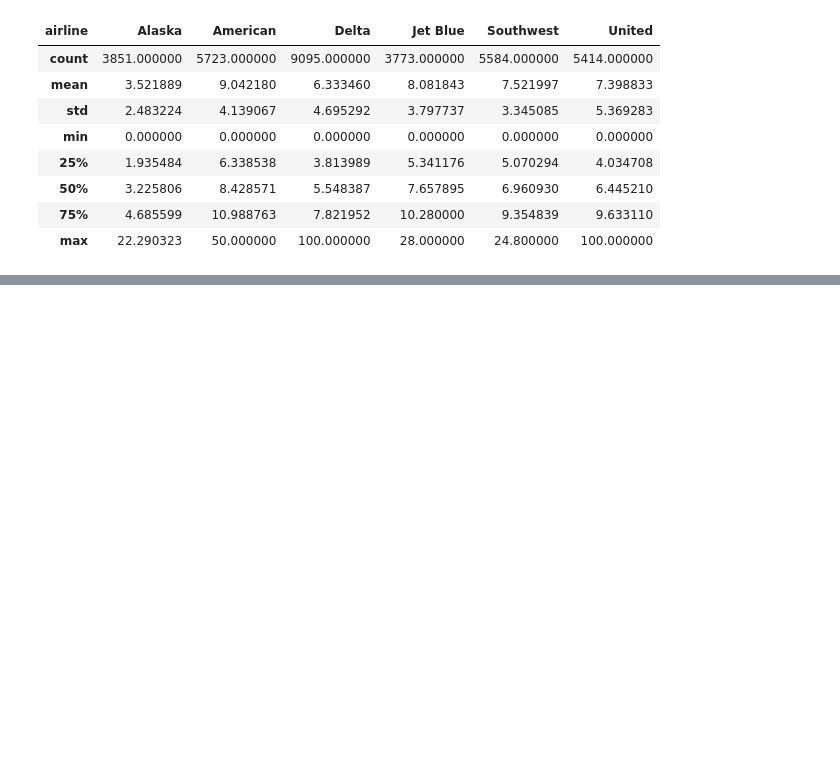
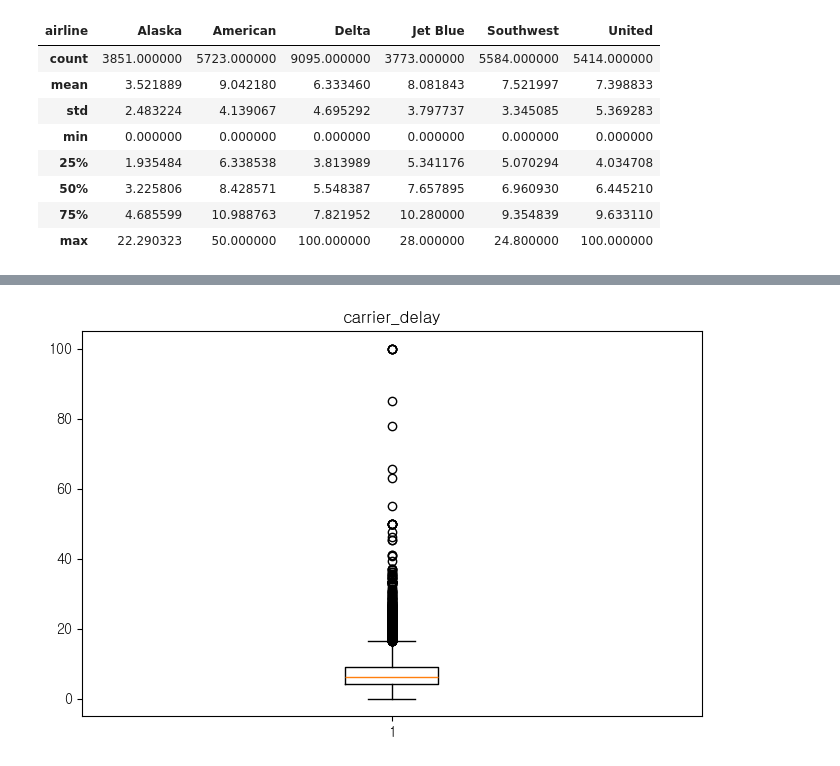
Before and after one commit to 2rlo0/hipython_rep, a Jupyter notebook: 18_탐색적데이터분석.ipynb, the cells around one changed output, grey strips where cells are left out. Drawn from its saved outputs; the diff is of its cells as text; code cells hidden in the pictures; blank space fills up the shorter version.

```diff
--- a/18_탐색적데이터분석.ipynb
+++ b/18_탐색적데이터분석.ipynb
@@ -133,0 +205,9 @@ df.groupby('airline')['pct_carrier_delay'].describe().T
+# %%
+# 박스플롯
+fig = plt.figure(figsize=(8,5))
+axes= fig.add_subplot(1,1,1)
+axes.boxplot(data=df, x='pct_carrier_delay')
+axes.set_title('carrier_delay')
+plt.show()
+# %% [output]
+[figure, added]
```
Also changed, not shown: parts of 14 cells of this notebook, 2 other files.
